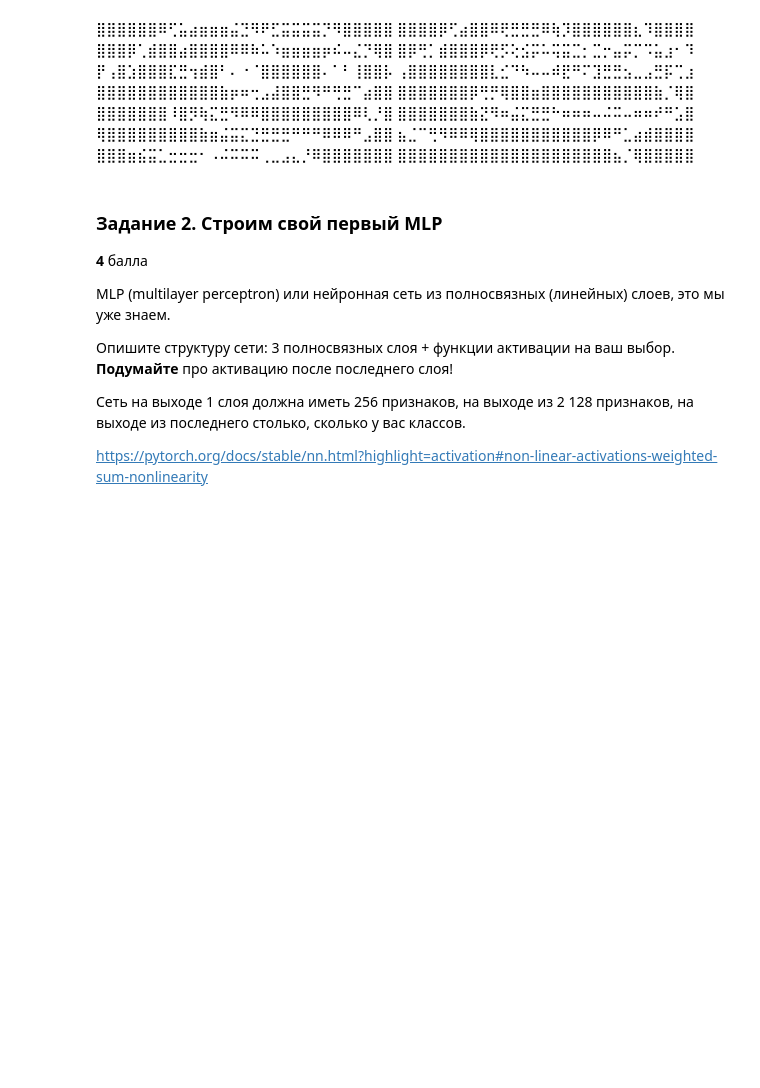
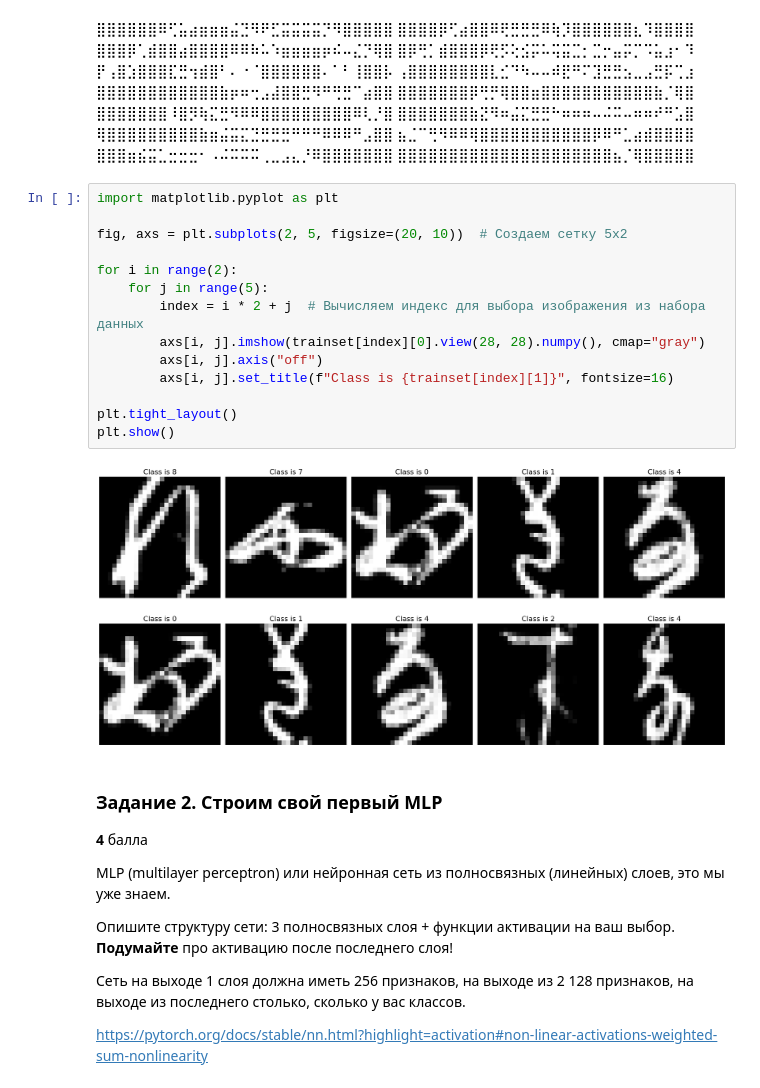
Before and after one commit to danon6868/BI-ml-2024, a Jupyter notebook: lecture_8_pytorch/homework/FC_NN_practice.ipynb, the cells around one changed output. Saved outputs shown, nothing was run; the diff lists cells and outputs as text; blank space fills up the shorter version.

```diff
--- a/lecture_8_pytorch/homework/FC_NN_practice.ipynb
+++ b/lecture_8_pytorch/homework/FC_NN_practice.ipynb
@@ -72,6 +80,22 @@ plt.title(f"Class is {trainset[0][1]}", fontsize=16);
 ⣦⣈⠉⢛⠻⠿⠿⢿⣿⣿⣿⣿⣿⣿⣿⣿⣿⣿⣿⡿⠿⠛⣁⣴⣾⣿⣿⣿⣿
 ⣿⣿⣿⣶⣮⣭⣁⣒⣒⣒⠂⠠⠬⠭⠭⠭⢀⣀⣠⣄⡘⠿⣿⣿⣿⣿⣿⣿⣿
 ⣿⣿⣿⣿⣿⣿⣿⣿⣿⣿⣿⣿⣿⣿⣿⣿⣿⣿⣿⣿⣿⣦⡈⢿⣿⣿⣿⣿⣿
+# %%
+import matplotlib.pyplot as plt
+
+fig, axs = plt.subplots(2, 5, figsize=(20, 10))  # Создаем сетку 5x2
+
+for i in range(2):
+    for j in range(5):
+        index = i * 2 + j  # Вычисляем индекс для выбора изображения из набора данных
+        axs[i, j].imshow(trainset[index][0].view(28, 28).numpy(), cmap="gray")
+        axs[i, j].axis("off")
+        axs[i, j].set_title(f"Class is {trainset[index][1]}", fontsize=16)
+
+plt.tight_layout()
+plt.show()
+# %% [output]
+[figure, added]
 # %% [markdown]
 ### Задание 2. Строим свой первый MLP
 
```
Also changed, not shown: parts of 46 cells of this notebook.
